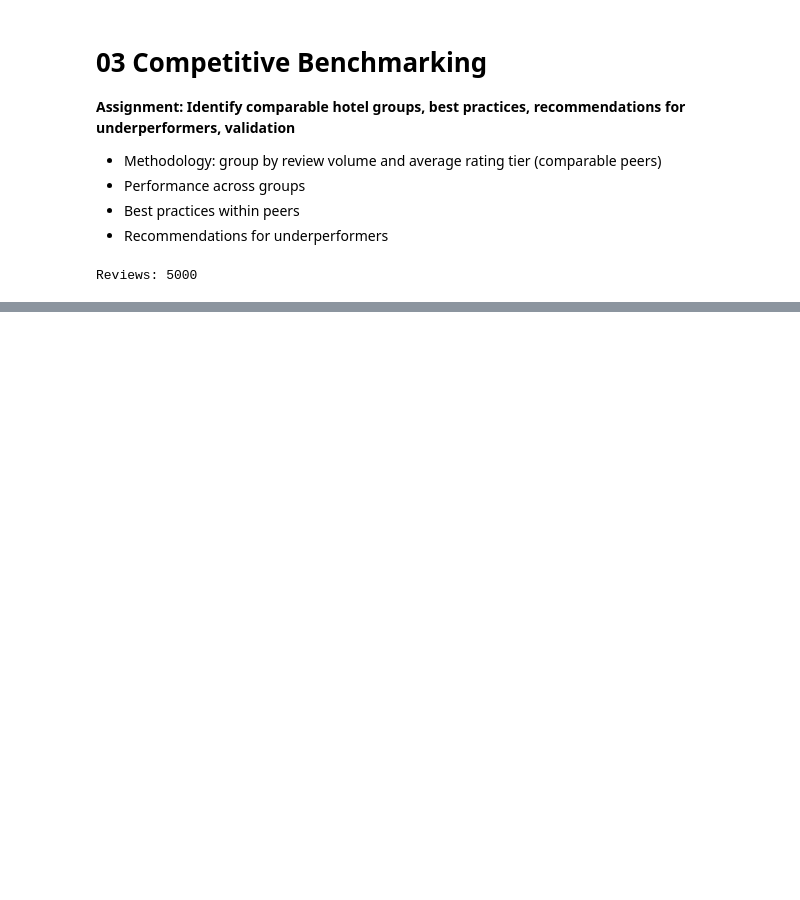
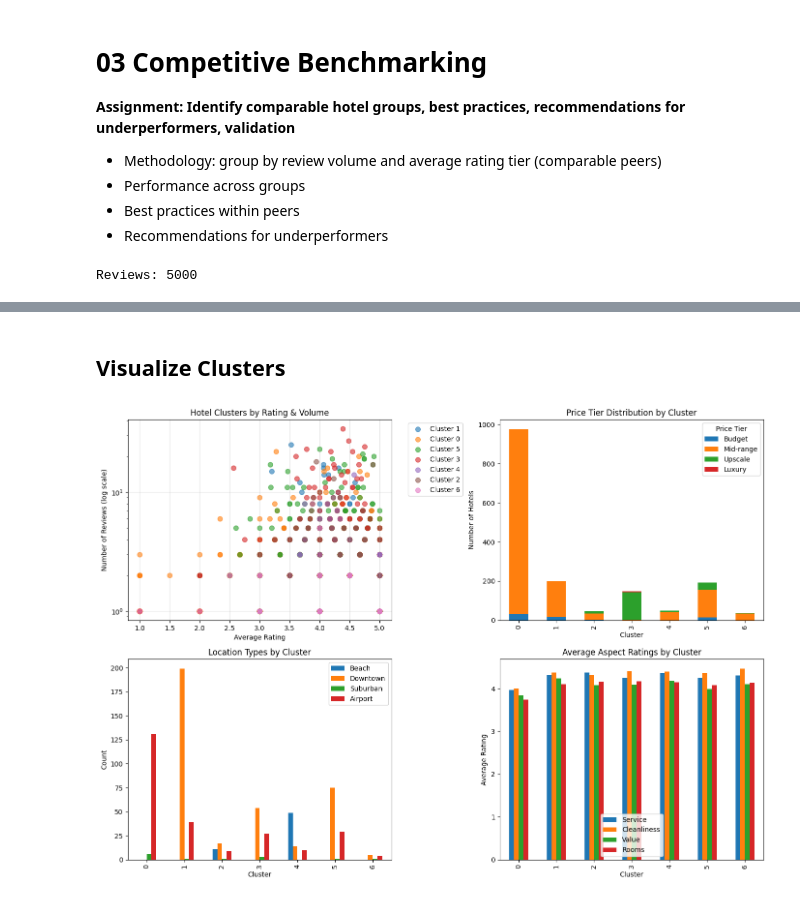
Before and after one commit to simonkp/IS5126-G4-hotel-analytics, a Jupyter notebook: notebooks/03_competitive_benchmarking.ipynb, the cells around one changed output, grey strips where cells are left out. Saved outputs shown, nothing was run; the diff lists cells and outputs as text; code cells hidden in the pictures; blank space fills up the shorter version.

```diff
--- a/notebooks/03_competitive_benchmarking.ipynb
+++ b/notebooks/03_competitive_benchmarking.ipynb
@@ -20,3 +27,7 @@ df = get_reviews_df(sample=True)
 print("Reviews:", len(df))
 # %% [output]
 Reviews: 5000
+# %%
+features = extract_hotel_features(df)
+print(f"Extracted features for {len(features):,} hotels")
+features.head()
@@ -112,0 +47,6 @@ than the full set, so volume + rating tier successfully identifies comparable ho
+# %%
+features, sil_score, profiles = create_comparable_groups(features, n_clusters=8)
+
+print(f"Silhouette Score: {sil_score:.3f}")
+print(f"\nCluster Sizes:")
+print(features['cluster'].value_counts().sort_index())
@@ -112,0 +119,56 @@ than the full set, so volume + rating tier successfully identifies comparable ho
+# %% [markdown]
+## Visualize Clusters
+# %%
+fig, axes = plt.subplots(2, 2, figsize=(14, 10))
+
+# Plot 1: Cluster distribution by rating and volume
+ax1 = axes[0, 0]
+for cluster_id in features['cluster'].unique():
+    cluster_data = features[features['cluster'] == cluster_id]
+    ax1.scatter(
+        cluster_data['avg_rating'],
+        cluster_data['n_reviews'],
+        label=f'Cluster {cluster_id}',
+        alpha=0.6,
+        s=50
+    )
+ax1.set_xlabel('Average Rating')
+ax1.set_ylabel('Number of Reviews (log scale)')
+ax1.set_yscale('log')
+ax1.legend(bbox_to_anchor=(1.05, 1), loc='upper left')
+ax1.set_title('Hotel Clusters by Rating & Volume')
+ax1.grid(True, alpha=0.3)
+
+# Plot 2: Price tier distribution by cluster
+ax2 = axes[0, 1]
+price_dist = features.groupby(['cluster', 'price_tier']).size().unstack(fill_value=0)
+price_dist.plot(kind='bar', stacked=True, ax=ax2)
+ax2.set_title('Price Tier Distribution by Cluster')
+ax2.set_xlabel('Cluster')
+ax2.set_ylabel('Number of Hotels')
+ax2.legend(title='Price Tier', labels=['Budget', 'Mid-range', 'Upscale', 'Luxury'])
+
+# Plot 3: Location type by cluster
+ax3 = axes[1, 0]
+location_cols = ['is_beach', 'is_downtown', 'is_suburban', 'is_airport']
+location_dist = features.groupby('cluster')[location_cols].sum()
+location_dist.plot(kind='bar', ax=ax3)
+ax3.set_title('Location Types by Cluster')
+ax3.set_xlabel('Cluster')
+ax3.set_ylabel('Count')
+ax3.legend(['Beach', 'Downtown', 'Suburban', 'Airport'])
+
+# Plot 4: Average ratings by cluster
+ax4 = axes[1, 1]
+rating_cols = ['avg_service', 'avg_cleanliness', 'avg_value', 'avg_rooms']
+cluster_ratings = features.groupby('cluster')[rating_cols].mean()
+cluster_ratings.plot(kind='bar', ax=ax4)
+ax4.set_title('Average Aspect Ratings by Cluster')
+ax4.set_xlabel('Cluster')
+ax4.set_ylabel('Average Rating')
+ax4.legend(['Service', 'Cleanliness', 'Value', 'Rooms'])
+
+plt.tight_layout()
+plt.show()
+# %% [output]
+[figure, added]
```
Also changed, not shown: parts of 17 cells of this notebook, 8 other files.
